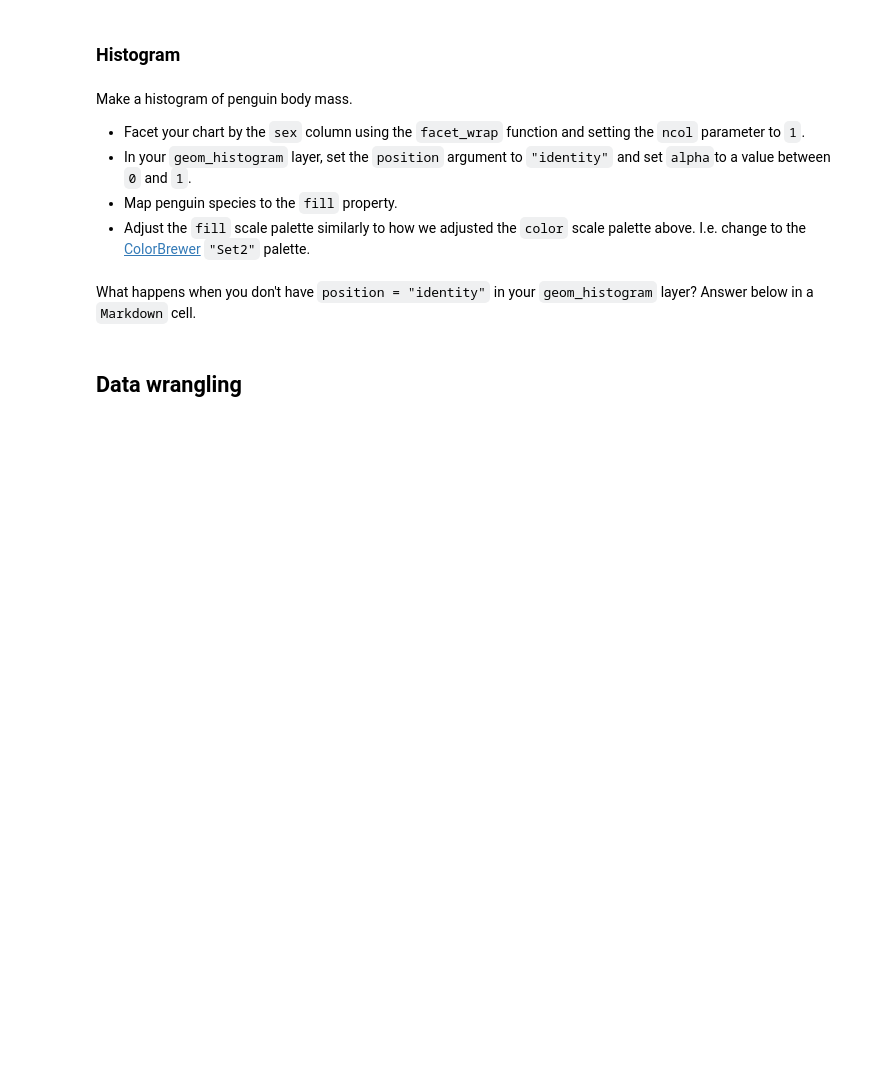
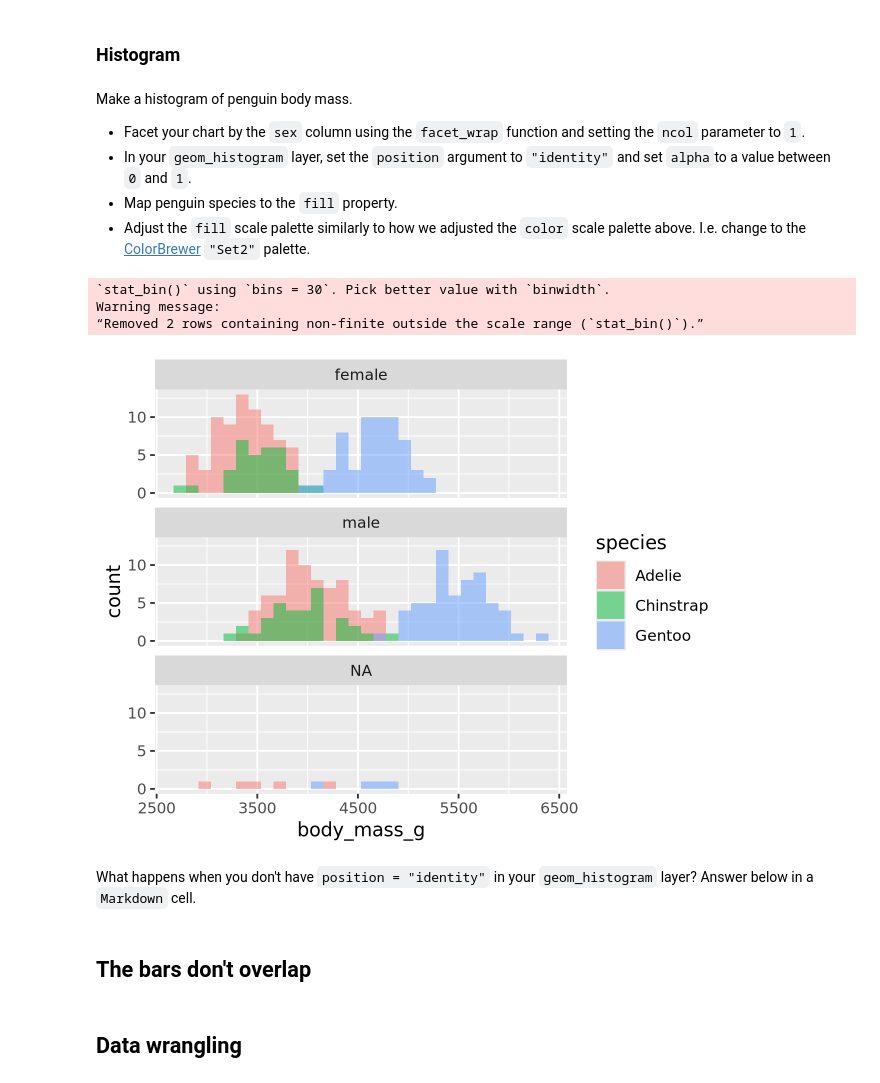
Before and after one commit to UNC-DATA-730/unit-2-assignment-zmoran73, a Jupyter notebook: assignment2.ipynb, the cells around one changed output. Drawn from its saved outputs; the diff is of its cells as text; code cells hidden in the pictures; blank space fills up the shorter version.

```diff
--- a/assignment2.ipynb
+++ b/assignment2.ipynb
@@ -37,8 +87,20 @@ Make a histogram of penguin body mass.
 - In your `geom_histogram` layer, set the `position` argument to `"identity"` and set `alpha`to a value between `0` and `1`.
 - Map penguin species to the `fill` property.
 - Adjust the `fill` scale palette similarly to how we adjusted the `color` scale palette above. I.e. change to the [ColorBrewer](https://colorbrewer2.org/) `"Set2"` palette.
+# %%
+ggplot(data = penguins, aes(x = body_mass_g, fill = species)) +
+    geom_histogram(position = "identity", alpha = 0.5) +
+    facet_wrap(~sex, ncol = 1) +
+    scale_color_brewer(palette = 'Set2')
+# %% [output]
+`stat_bin()` using `bins = 30`. Pick better value with `binwidth`.
+Warning message:
+“Removed 2 rows containing non-finite outside the scale range (`stat_bin()`).”
+[figure, added]
 # %% [markdown]
 What happens when you don't have `position = "identity"` in your `geom_histogram` layer? Answer below in a `Markdown` cell.
+# %% [markdown]
+## The bars don't overlap
 # %% [markdown]
 ## Data wrangling
 # %% [markdown]
```
Also changed, not shown: parts of 16 cells of this notebook.
